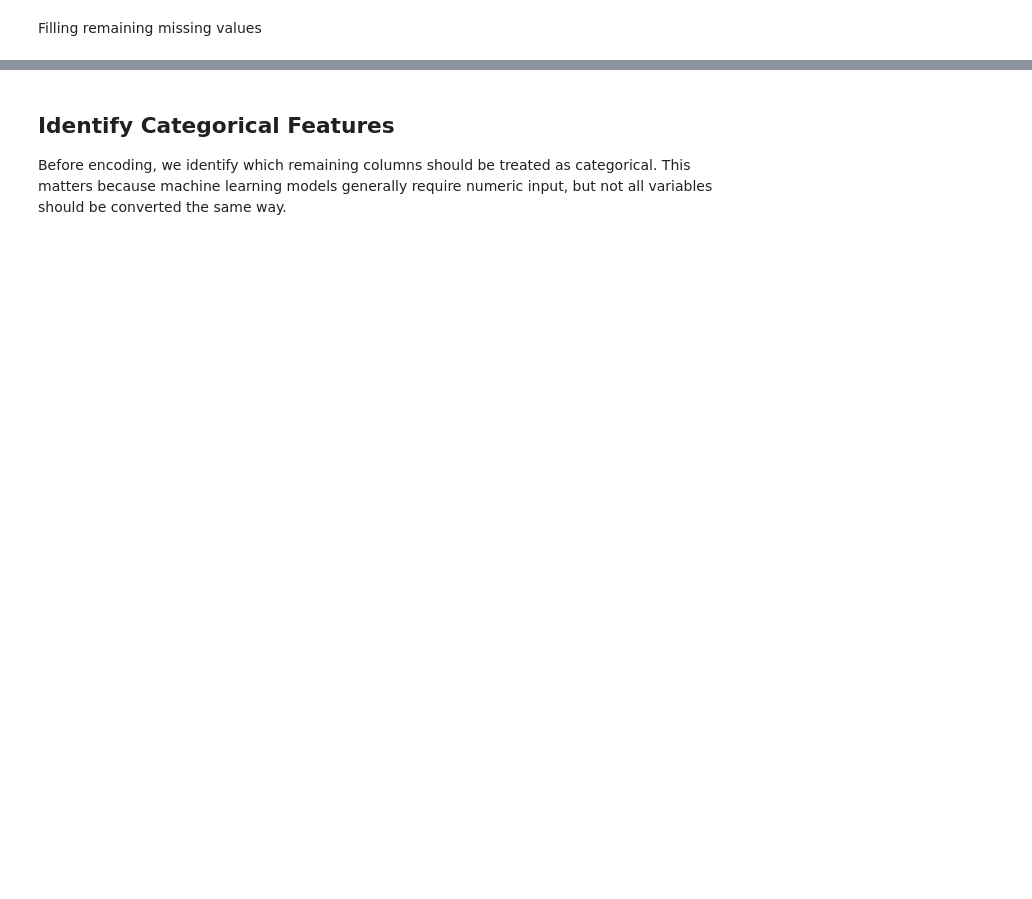
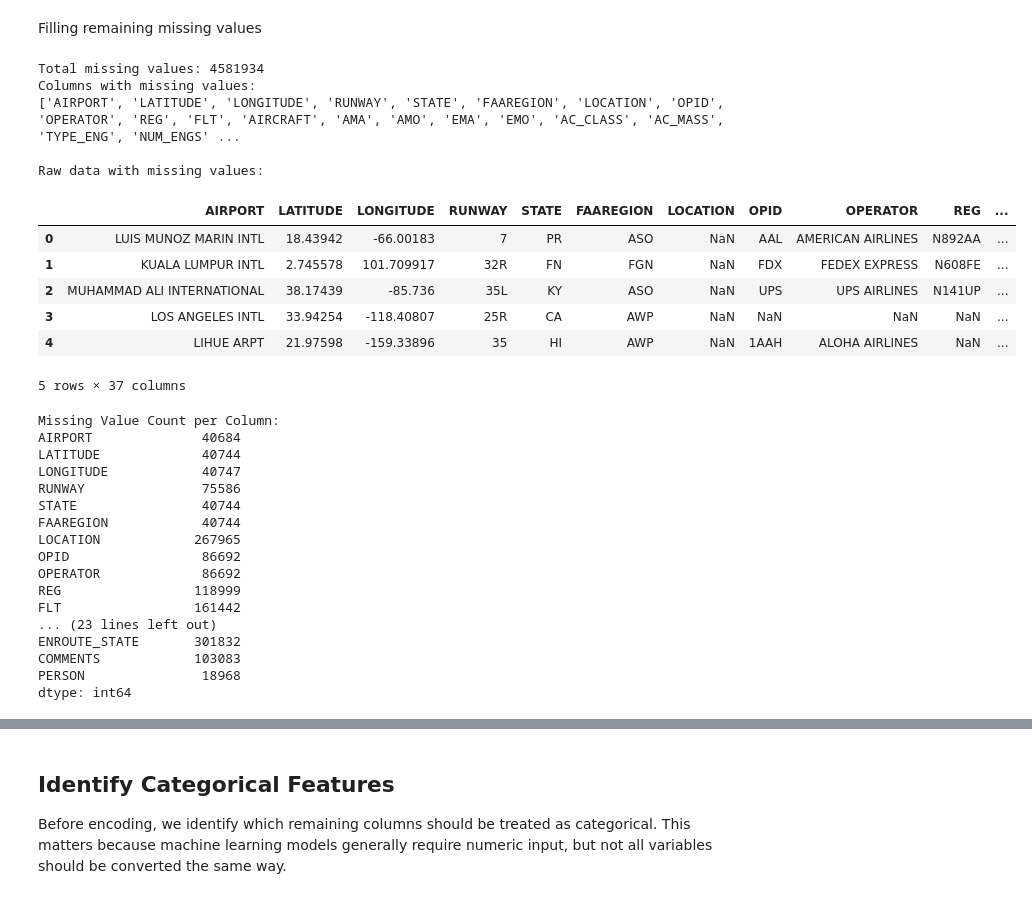
Before and after one commit to karenheckel/skyguard, a Jupyter notebook: project.ipynb, the cells around one changed output, grey strips where cells are left out. Drawn from its saved outputs; the diff is of its cells as text; code cells hidden in the pictures; blank space fills up the shorter version.

```diff
--- a/project.ipynb
+++ b/project.ipynb
@@ -26,7 +34,7 @@ We begin by loading the training and test datasets and setting a few common plac
 # %%
-# Read in the data
-train_data = pd.read_csv("data/train.csv", skipinitialspace=True, low_memory=False, na_values = ["UNKNOWN", "Unknown", "UNK"])
-test_data = pd.read_csv("data/test.csv", skipinitialspace=True, low_memory=False, na_values=["UNKNOWN", "Unknown", "UNK"])
+TARGET = "INDICATED_DAMAGE"
+
+train_data, test_data, test_ids = load_data()
 
 # Split test data for validation sets
 y = train_data["INDICATED_DAMAGE"]
@@ -34,9 +42,6 @@ X = train_data.drop(columns=["INDICATED_DAMAGE"])
 
 X_train_raw, X_val_raw, y_train, y_val = train_test_split(X, y, test_size=0.2, random_state=42, stratify=y)
 
-# Save the test ids for later use
-test_ids = test_data["INDEX_NR"].copy()
-
 # What percent of data values are null
 print("Percent Null:", train_data.isnull().sum().sum() / (len(train_data) * len(train_data.columns)) * 100)
 
@@ -463,6 +550,7 @@ def clean_time(df, fit=True, stats=None):
     # Extracting out the hour value from the time column
     df["TIME"] = pd.to_datetime(df["TIME"], format="%H:%M", errors="coerce").dt.round("h").dt.hour
 
+    # Only compute stats if we're fitting the data, otherwise we should already have them
     if fit:
         stats = {}
         stats["time_by_period"] = df.groupby("TIME_OF_DAY")["TIME"].median()
@@ -481,3 +569,6 @@ def clean_time(df, fit=True, stats=None):
         return df, stats
 
     return df
+
+train_data, time_stats = clean_time(train_data, fit=True)
+inspect_time(train_data)
@@ -493,10 +607,13 @@ def clean_distance(df, fit=True, stats=None):
     # Use PHASE_OF_FLIGHT to fill in nans for DISTANCE
     df["DISTANCE"] = df["DISTANCE"].fillna(df["PHASE_OF_FLIGHT"].map(stats["phase"]))
 
-    # Just use median DISTANCE for nans if PHASE_OF_FLIGHT is also missing for this data point
+    # Just use median DISTANCE for nans if PHASE_OF_FLIGHT is also missing for the data point
     df["DISTANCE"] = df["DISTANCE"].fillna(stats["global"])
 
     if fit:
         return df, stats
 
     return df
+
+train_data, distance_stats = clean_distance(train_data, fit=True)
+inspect_distance(train_data)
@@ -514,10 +655,13 @@ def clean_speed(df, fit=True, stats=None):
     # Use PHASE_OF_FLIGHT to fill in nans for SPEED
     df["SPEED"] = df["SPEED"].fillna(df["PHASE_OF_FLIGHT"].map(stats["phase"]))
 
-    # Just use median SPEED for nans if PHASE_OF_FLIGHT is also missing for this data point
+    # Just use median SPEED for nans if PHASE_OF_FLIGHT is also missing for the data point
     df["SPEED"] = df["SPEED"].fillna(stats["global"])
 
     if fit:
         return df, stats
 
     return df
+
+train_data, speed_stats = clean_speed(train_data, fit=True)
+inspect_speed(train_data)
@@ -578,3 +728,54 @@ SPEED_MISSING            0.000000
 dtype: float64
 # %% [markdown]
 Filling remaining missing values
+# %%
+def inspect_cols(df):
+    columns_with_nans = df.columns[df.isna().any()].tolist()
+
+    if not columns_with_nans:
+        print("No missing values detected in the dataset")
+        return
+
+    print("Total missing values:", df.isnull().sum().sum())
+    print("Columns with missing values:")
+    print(columns_with_nans)
+
+    missing = df[df[columns_with_nans].isna().any(axis=1)].head(5)
+
+    print("\nRaw data with missing values:")
+    display(missing[columns_with_nans])
+
+    print("\nMissing Value Count per Column:")
+    print(df[columns_with_nans].isna().sum())
+
+inspect_cols(train_data)
+# %% [output]
+Total missing values: 4581934
+Columns with missing values:
+['AIRPORT', 'LATITUDE', 'LONGITUDE', 'RUNWAY', 'STATE', 'FAAREGION', 'LOCATION', 'OPID', 'OPERATOR', 'REG', 'FLT', 'AIRCRAFT', 'AMA', 'AMO', 'EMA', 'EMO', 'AC_CLASS', 'AC_MASS', 'TYPE_ENG', 'NUM_ENGS' ...
+
+Raw data with missing values:
+|  | AIRPORT | LATITUDE | LONGITUDE | RUNWAY | STATE | FAAREGION | LOCATION | OPID | OPERATOR | REG | ... |
+| 0 | LUIS MUNOZ MARIN INTL | 18.43942 | -66.00183 | 7 | PR | ASO | NaN | AAL | AMERICAN AIRLINES | N892AA | ... |
+| 1 | KUALA LUMPUR INTL | 2.745578 | 101.709917 | 32R | FN | FGN | NaN | FDX | FEDEX EXPRESS | N608FE | ... |
+| 2 | MUHAMMAD ALI INTERNATIONAL | 38.17439 | -85.736 | 35L | KY | ASO | NaN | UPS | UPS AIRLINES | N141UP | ... |
+| 3 | LOS ANGELES INTL | 33.94254 | -118.40807 | 25R | CA | AWP | NaN | NaN | NaN | NaN | ... |
+| 4 | LIHUE ARPT | 21.97598 | -159.33896 | 35 | HI | AWP | NaN | 1AAH | ALOHA AIRLINES | NaN | ... |
+5 rows × 37 columns
+Missing Value Count per Column:
+AIRPORT              40684
+LATITUDE             40744
+LONGITUDE            40747
+RUNWAY               75586
+STATE                40744
+FAAREGION            40744
+LOCATION            267965
+OPID                 86692
+OPERATOR             86692
+REG                 118999
+FLT                 161442
+... (23 lines left out)
+ENROUTE_STATE       301832
+COMMENTS            103083
+PERSON               18968
+dtype: int64
```
Also changed, not shown: parts of 81 cells of this notebook.
